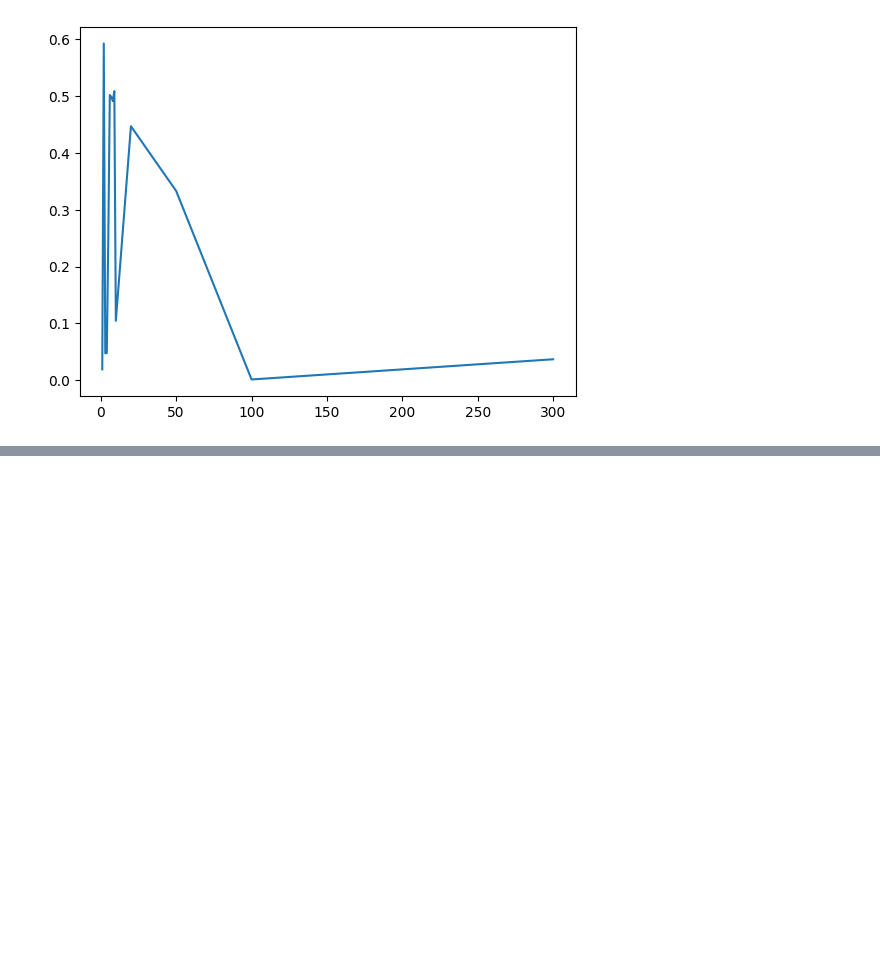
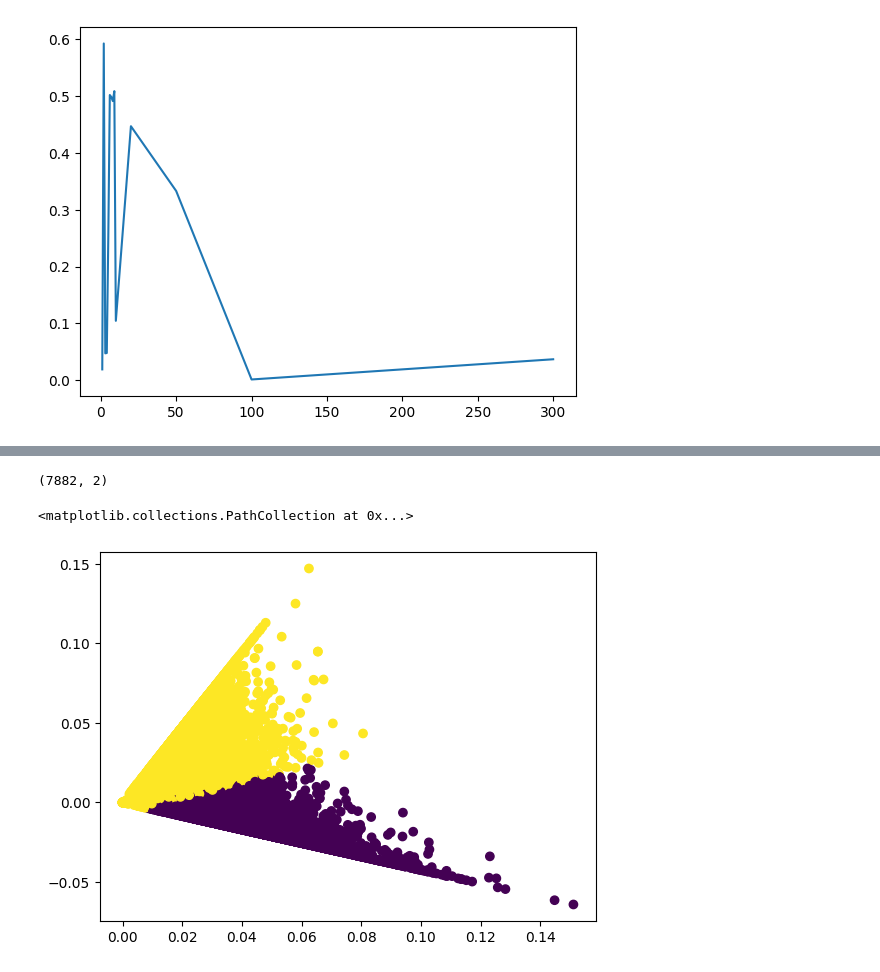
Before and after one commit to papaymaguire/ece219-project4, a Jupyter notebook: project2/notebooks/part01_01.ipynb, the cells around one changed output, grey strips where cells are left out. Cells and saved outputs as stored; diff of their text form; code cells hidden in the pictures; blank space fills up the shorter version.

```diff
--- a/project2/notebooks/part01_01.ipynb
+++ b/project2/notebooks/part01_01.ipynb
@@ -228,0 +281,19 @@ make_measure_plots(nmf_results_df)
+# %%
+pipe.set_params(**{
+    "dim_reduce": NMF(n_components=2, random_state=0)
+})
+pipe.fit_transform(p1_newsgroups_tfidf)
+nmf_optimal_labels = pipe['cluster'].labels_
+
+visual_pipe.set_params(**{
+    "dim_reduce": NMF(n_components=2, random_state=0)
+})
+nmf_optimal_points = visual_pipe.fit_transform(p1_newsgroups_tfidf)
+nmf_optimal_points.shape
+# %% [output]
+(7882, 2)
+# %%
+plt.scatter(*nmf_optimal_points.T, c=nmf_optimal_labels)
+# %% [output]
+<matplotlib.collections.PathCollection at 0x...>
+[figure, added]
```
Also changed, not shown: parts of 8 cells of this notebook.
